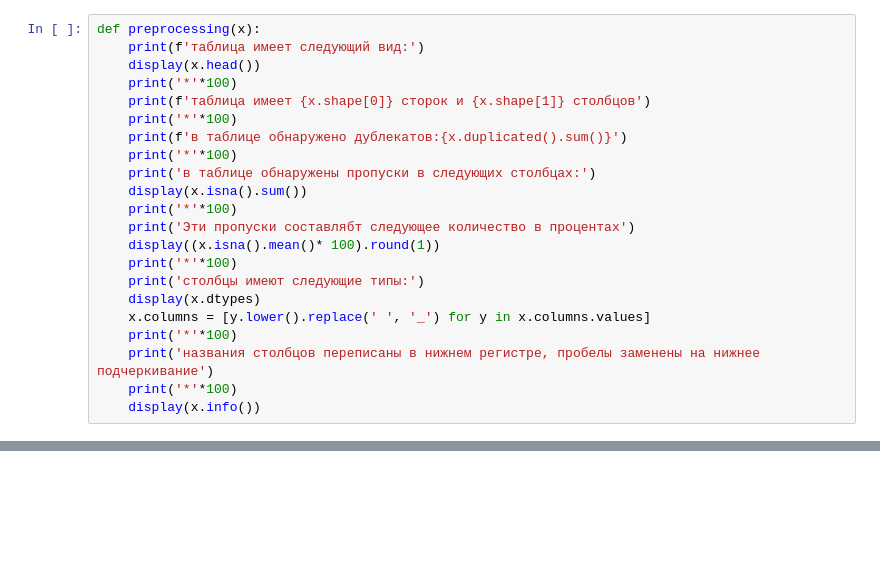
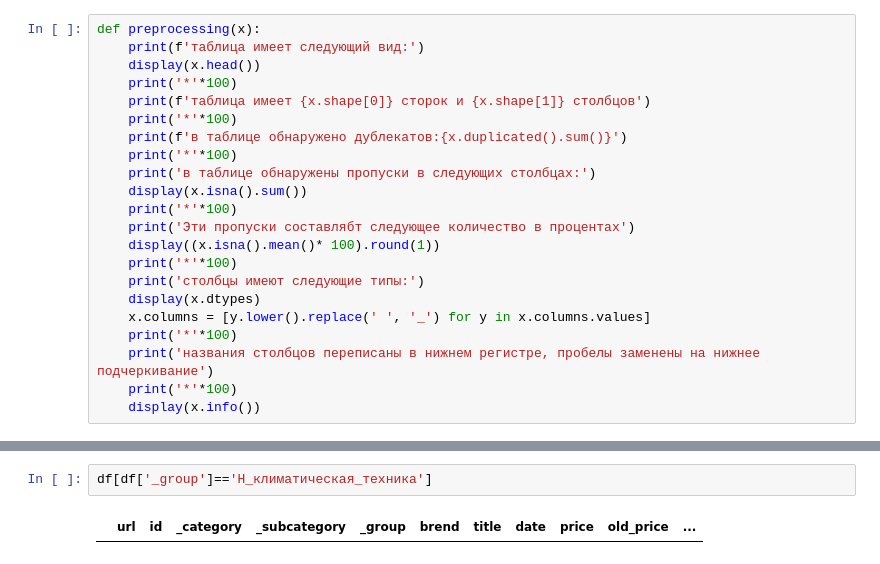
Before and after one commit to APolisakov/parsing, a Jupyter notebook: hay_tir.ipynb, the cells around one changed output, grey strips where cells are left out. Drawn from its saved outputs; the diff is of its cells as text; blank space fills up the shorter version.

```diff
--- a/test.ipynb
+++ b/hay_tir.ipynb
@@ -178,0 +177,4 @@ df[df['id']==21089]
+# %%
+df[df['_group']=='H_климатическая_техника']
+# %% [output]
+|  | url | id | _category | _subcategory | _group | brend | title | date | price | old_price | ... |
```
Also changed, not shown: parts of 5 cells of this notebook, 1 other file.
